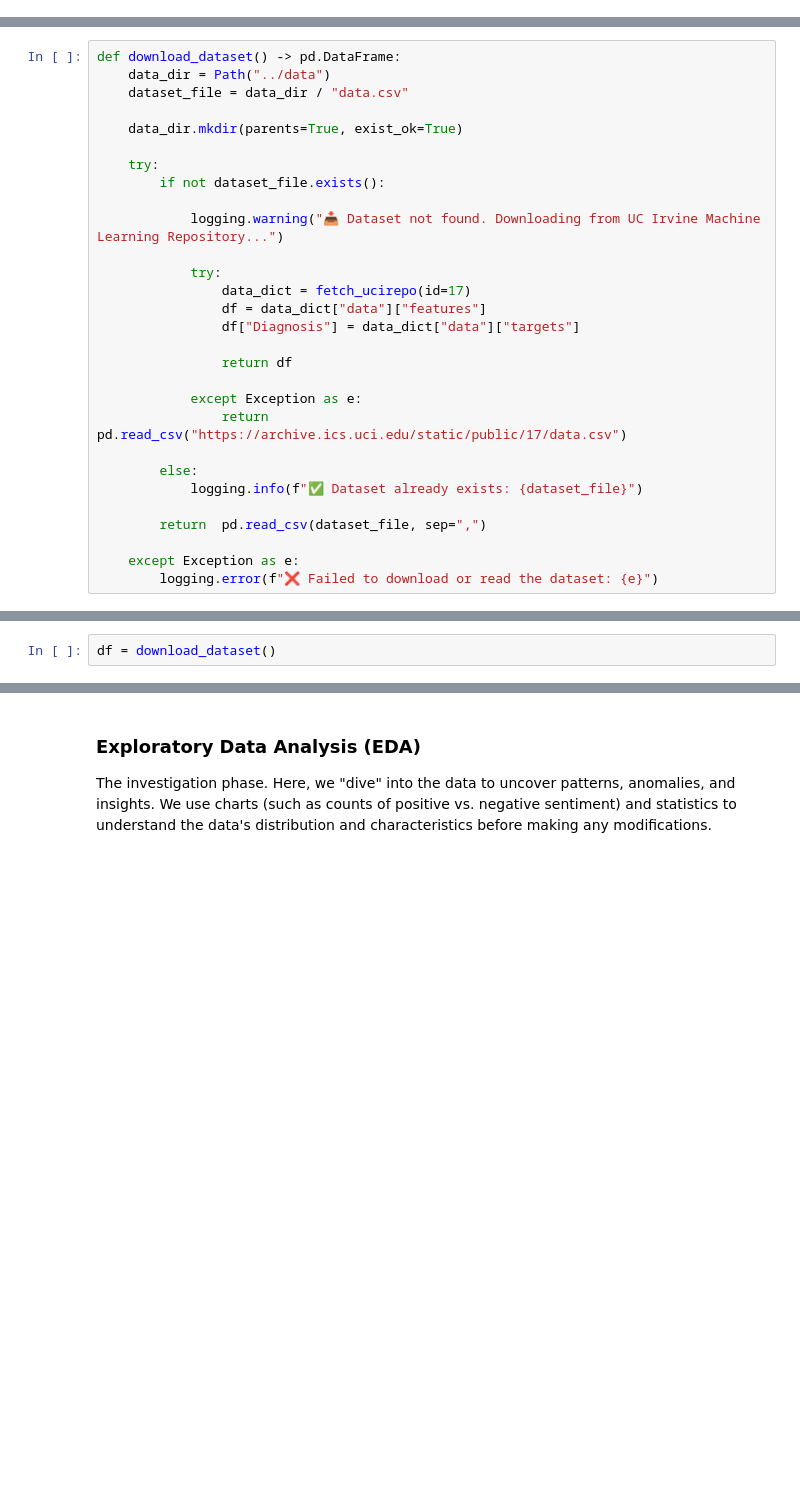
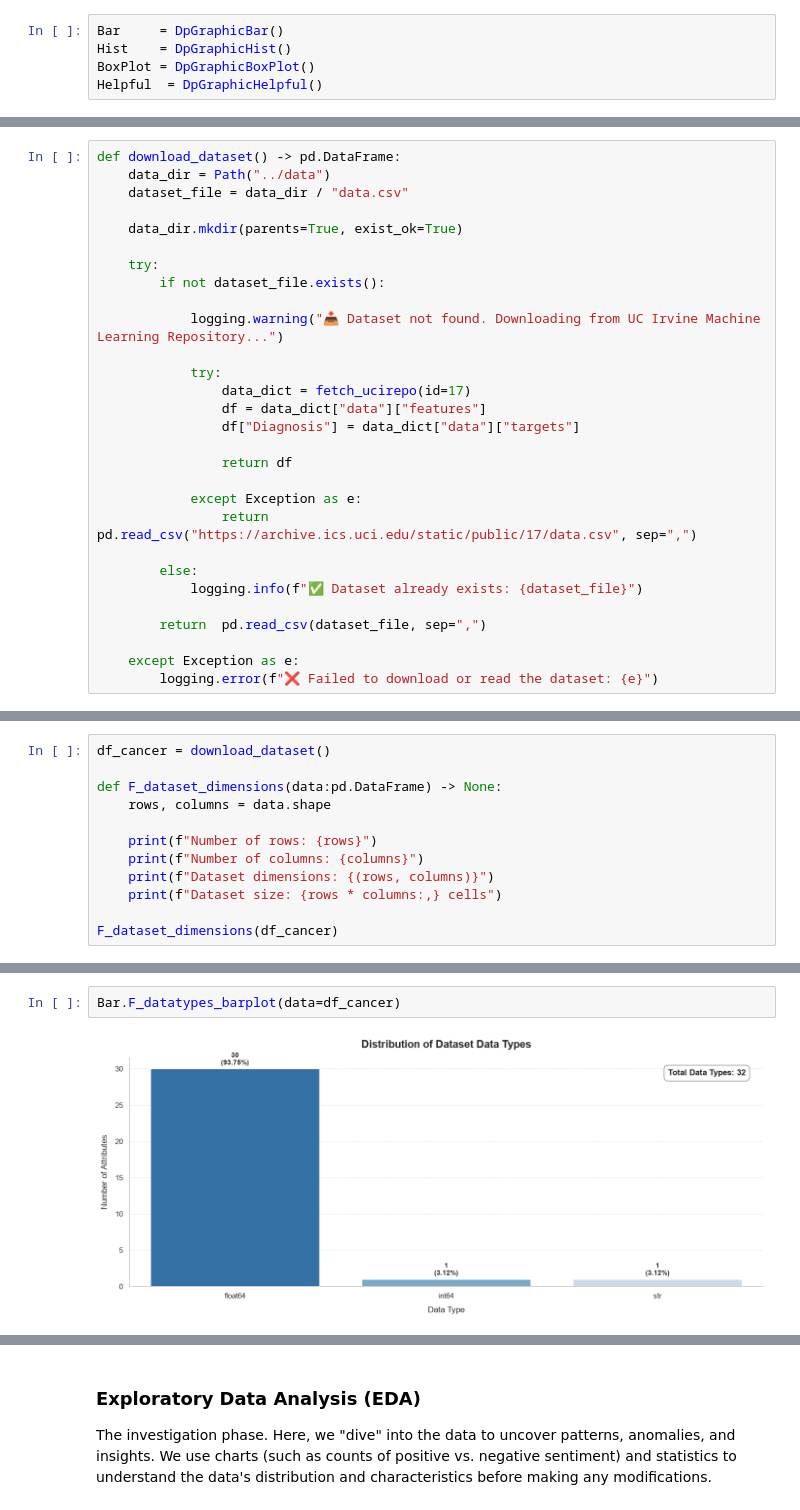
Before and after one commit to CCT-Dublin/CCT_ML_CA_01_50S, a Jupyter notebook: notebooks/CCT_ML_CA_01_50S_2026438.ipynb, the cells around one changed output, grey strips where cells are left out. Saved outputs shown, nothing was run; the diff lists cells and outputs as text; blank space fills up the shorter version.

Commit message:
feature: Loading and Understanding the Data concluded

```diff
--- a/notebooks/CCT_ML_CA_01_50S_2026438.ipynb
+++ b/notebooks/CCT_ML_CA_01_50S_2026438.ipynb
@@ -53 +98,6 @@ from sklearn.metrics import confusion_matrix, classification_report
+# %%
+Bar     = DpGraphicBar()
+Hist    = DpGraphicHist()
+BoxPlot = DpGraphicBoxPlot()
+Helpful  = DpGraphicHelpful()
 # %%
@@ -121,7 +144,7 @@ def download_dataset() -> pd.DataFrame:
                 return df
 
             except Exception as e:
-                return pd.read_csv("https://archive.ics.uci.edu/static/public/17/data.csv")
+                return pd.read_csv("https://archive.ics.uci.edu/static/public/17/data.csv", sep=",")
 
         else:
             logging.info(f"✅ Dataset already exists: {dataset_file}")
@@ -133,3 +160,13 @@ def download_dataset() -> pd.DataFrame:
 # %%
-df = download_dataset()
+df_cancer = download_dataset()
+
+def F_dataset_dimensions(data:pd.DataFrame) -> None:
+    rows, columns = data.shape
+
+    print(f"Number of rows: {rows}")
+    print(f"Number of columns: {columns}")
+    print(f"Dataset dimensions: {(rows, columns)}")
+    print(f"Dataset size: {rows * columns:,} cells")
+
+F_dataset_dimensions(df_cancer)
 # %% [output]
@@ -169,0 +238,4 @@ df.tail(5)
+# %%
+Bar.F_datatypes_barplot(data=df_cancer)
+# %% [output]
+[figure, added]
```
Also changed, not shown: parts of 41 cells of this notebook, 6 other files.
